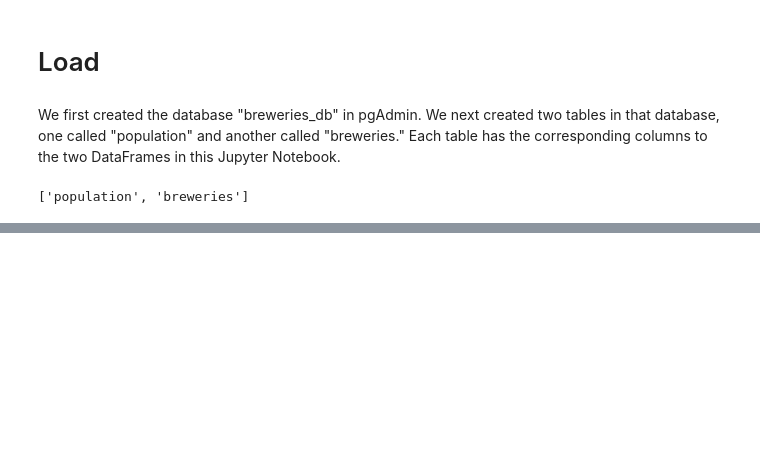
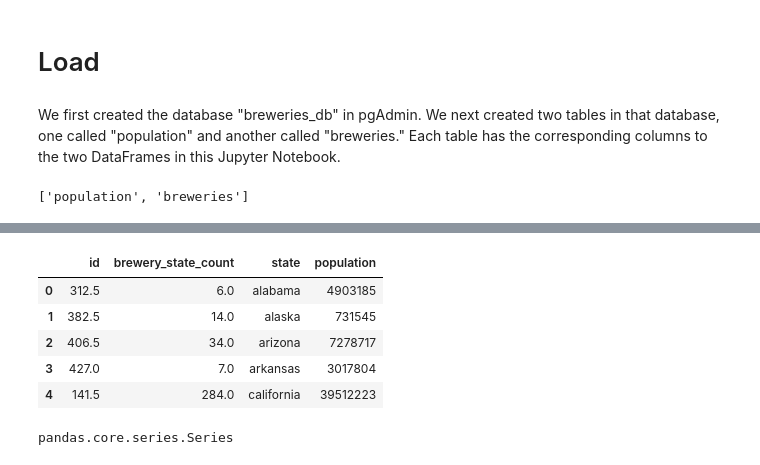
Before and after one commit to NateWitte/ETL-Project, a Jupyter notebook: UnitedStatesBreweries.ipynb, the cells around one changed output, grey strips where cells are left out. Cells and saved outputs as stored; diff of their text form; code cells hidden in the pictures; blank space fills up the shorter version.

```diff
--- a/UnitedStatesBreweries.ipynb
+++ b/UnitedStatesBreweries.ipynb
@@ -235,0 +267,4 @@ brew_transformed.to_sql(name='breweries', con=engine, if_exists='append', index=
+# %%
+breweries_df=pd.read_sql_query("select * from breweries", con=engine)
+brew_grouped_df=breweries_df.groupby("brewery_state").mean()
+brew_grouped_df.head()
@@ -235,0 +279,3 @@ brew_transformed.to_sql(name='breweries', con=engine, if_exists='append', index=
+# %%
+state_grouped_df=pd.read_sql_query("select * from population", con=engine).head()
+state_grouped_df.head()
@@ -235,0 +289,17 @@ brew_transformed.to_sql(name='breweries', con=engine, if_exists='append', index=
+# %%
+merged_df=pd.merge(brew_grouped_df, state_grouped_df, left_on="brewery_state", right_on = "state")
+merged_df.head()
+# %% [output]
+|  | id | brewery_state_count | state | population |
+| 0 | 312.5 | 6.0 | alabama | 4903185 |
+| 1 | 382.5 | 14.0 | alaska | 731545 |
+| 2 | 406.5 | 34.0 | arizona | 7278717 |
+| 3 | 427.0 | 7.0 | arkansas | 3017804 |
+| 4 | 141.5 | 284.0 | california | 39512223 |
+# %%
+merged_cols = ["state", "population", "brewery_state_count"]
+merged_transformed = merged_df[merged_cols].copy()
+merged_transformed.set_index("state", inplace=True)
+merged_transformed["brewery_state_count"]=
+# %% [output]
+pandas.core.series.Series
```
Also changed, not shown: parts of 9 cells of this notebook.
